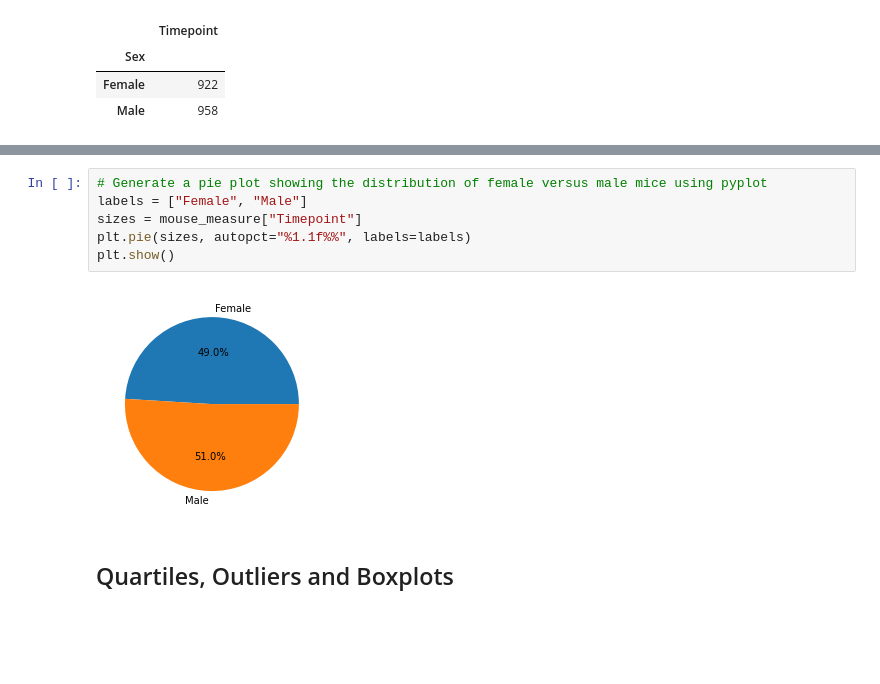
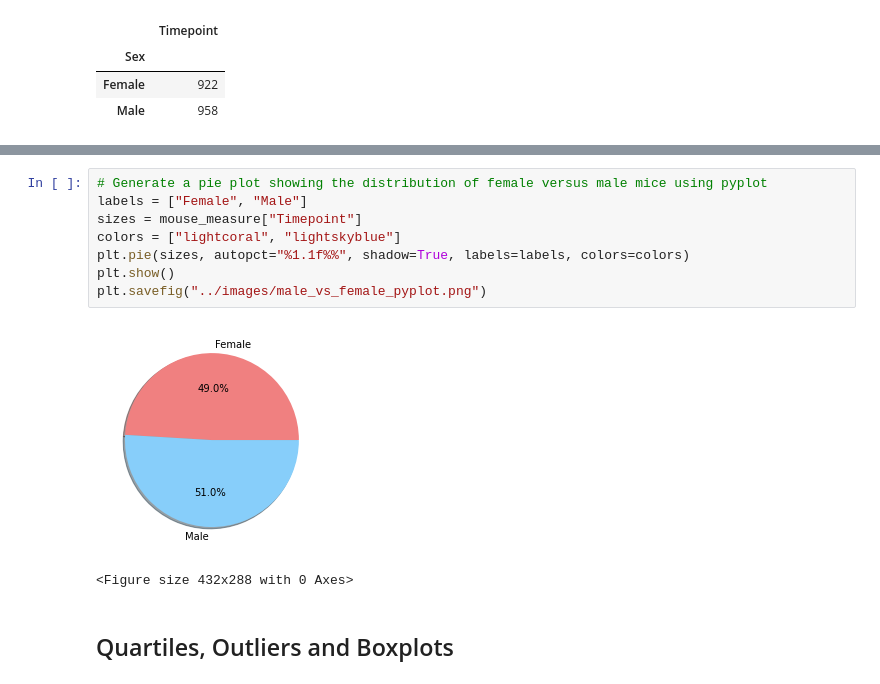
Before and after one commit to tebohl/Matplotlib-Treatment-Analysis, a Jupyter notebook: Pymaceuticals/pymaceuticals.ipynb, the cells around one changed output, grey strips where cells are left out. Saved outputs shown, nothing was run; the diff lists cells and outputs as text; blank space fills up the shorter version.

Commit message:
updating pymaceuticals, adding images folder

```diff
--- a/Pymaceuticals/pymaceuticals_starter.ipynb
+++ b/Pymaceuticals/pymaceuticals.ipynb
@@ -180,11 +186,14 @@ plt.show()
 # %%
 # Generate a pie plot showing the distribution of female versus male mice using pyplot
 labels = ["Female", "Male"]
 sizes = mouse_measure["Timepoint"]
-plt.pie(sizes, autopct="%1.1f%%", labels=labels)
+colors = ["lightcoral", "lightskyblue"]
+plt.pie(sizes, autopct="%1.1f%%", shadow=True, labels=labels, colors=colors)
 plt.show()
+plt.savefig("../images/male_vs_female_pyplot.png")
 # %% [output]
-[figure, old version]
+[figure, new version]
+<Figure size 432x288 with 0 Axes>
 # %% [markdown]
 ## Quartiles, Outliers and Boxplots
 # %%
```
Also changed, not shown: parts of 7 cells of this notebook, 10 other files.
